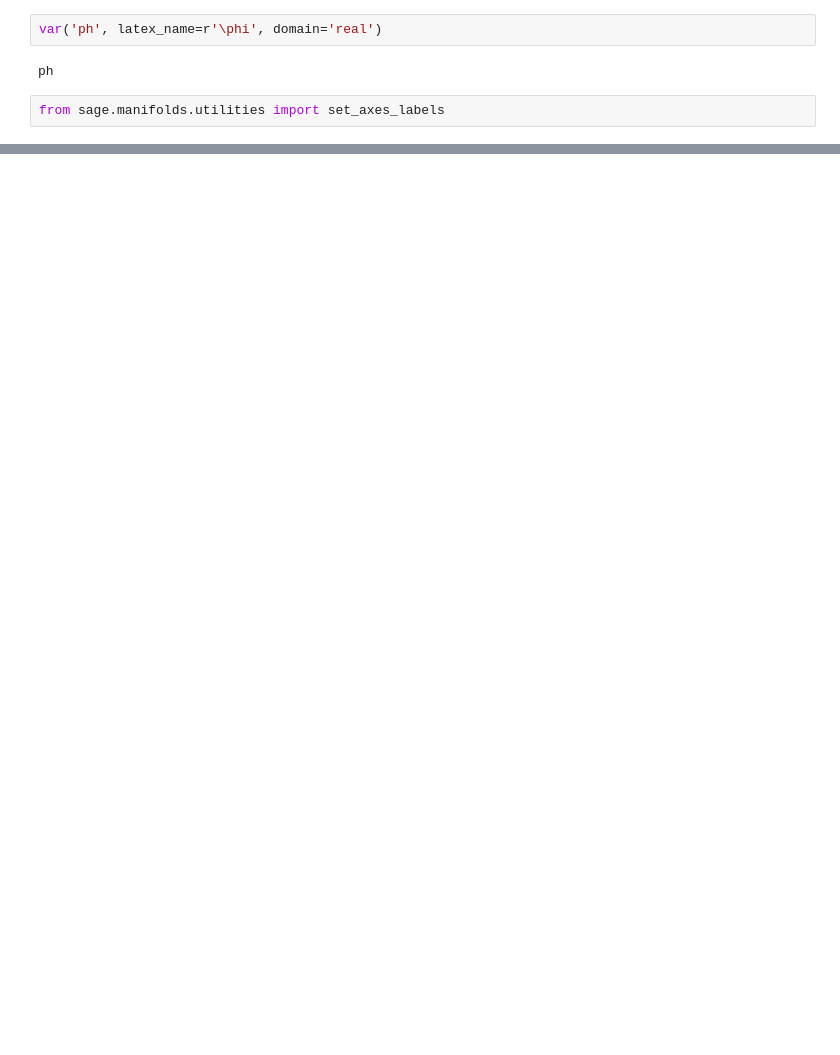
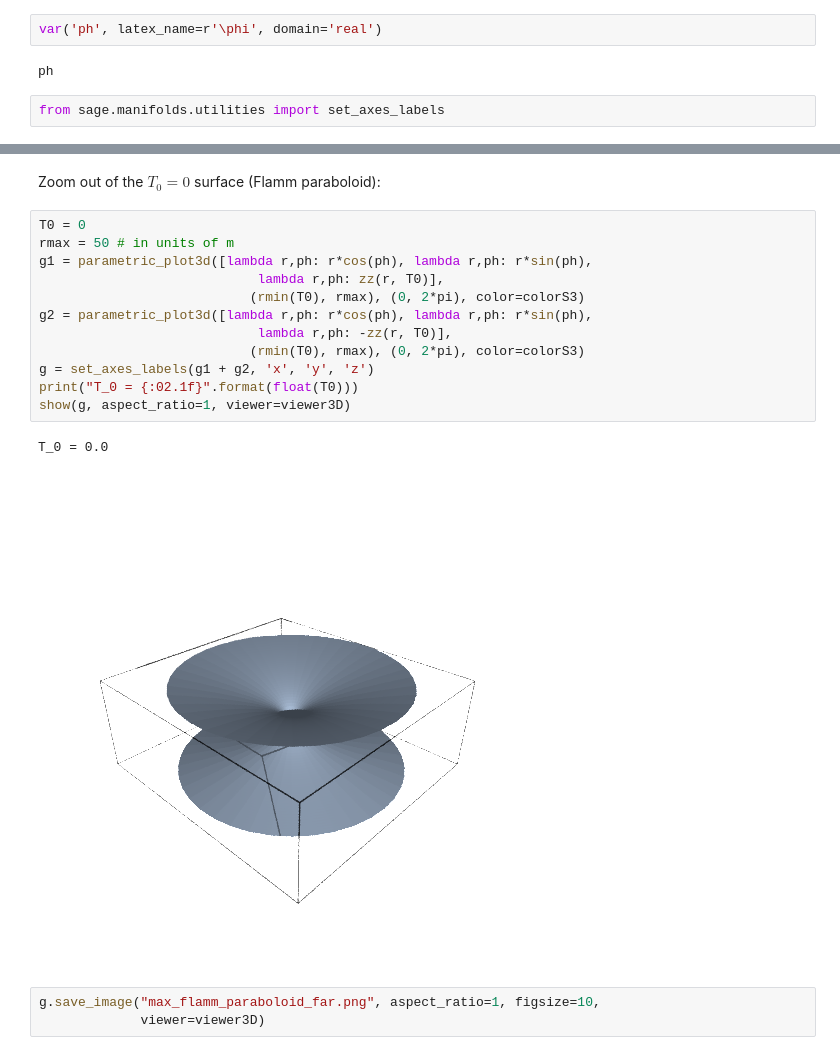
Before and after one commit to egourgoulhon/BHLectures, a Jupyter notebook: sage/Einstein-Rosen_bridge.ipynb, the cells around one changed output, grey strips where cells are left out. Saved outputs shown, nothing was run; the diff lists cells and outputs as text; blank space fills up the shorter version.

```diff
--- a/sage/Einstein-Rosen_bridge.ipynb
+++ b/sage/Einstein-Rosen_bridge.ipynb
@@ -158,0 +192,20 @@ Graphics3d Object
+# %% [markdown]
+Zoom out of the $T_0=0$ surface (Flamm paraboloid):
+# %%
+T0 = 0
+rmax = 50 # in units of m
+g1 = parametric_plot3d([lambda r,ph: r*cos(ph), lambda r,ph: r*sin(ph),
+                            lambda r,ph: zz(r, T0)],
+                           (rmin(T0), rmax), (0, 2*pi), color=colorS3)
+g2 = parametric_plot3d([lambda r,ph: r*cos(ph), lambda r,ph: r*sin(ph),
+                            lambda r,ph: -zz(r, T0)],
+                           (rmin(T0), rmax), (0, 2*pi), color=colorS3)
+g = set_axes_labels(g1 + g2, 'x', 'y', 'z')
+print("T_0 = {:02.1f}".format(float(T0)))
+show(g, aspect_ratio=1, viewer=viewer3D)
+# %% [output]
+T_0 = 0.0
+[figure, added]
+# %%
+g.save_image("max_flamm_paraboloid_far.png", aspect_ratio=1, figsize=10,
+             viewer=viewer3D)
```
Also changed, not shown: parts of 30 cells of this notebook, 4 other files.
